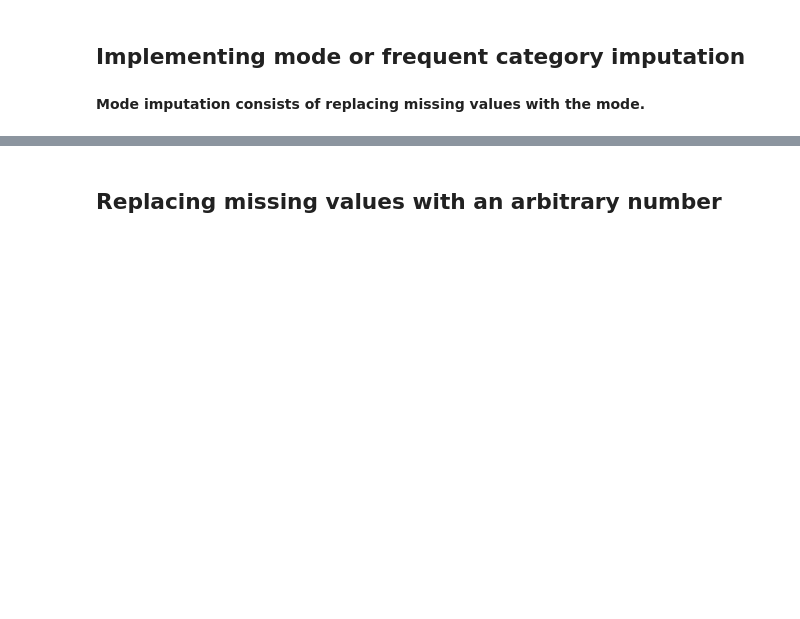
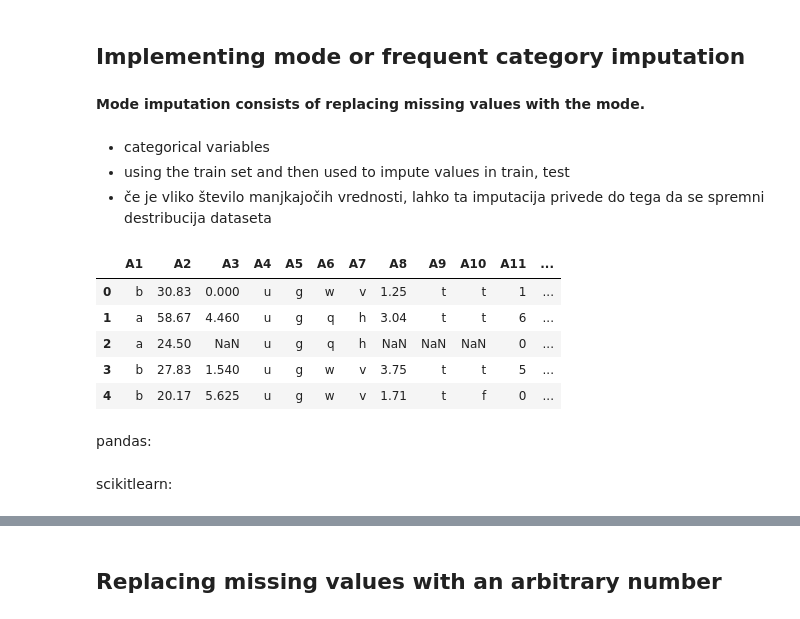
Before and after one commit to icta-tecaji/python-machine-learning-public, a Jupyter notebook: 03_Feature_Engineering/03_Missing_data_imputation_CLEAN.ipynb, the cells around one changed output, grey strips where cells are left out. Drawn from its saved outputs; the diff is of its cells as text; code cells hidden in the pictures; blank space fills up the shorter version.

```diff
--- a/03_Feature_Engineering/03_Missing_data_imputation_CLEAN.ipynb
+++ b/03_Feature_Engineering/03_Missing_data_imputation_CLEAN.ipynb
@@ -119,8 +239,23 @@ X_train
 ## Implementing mode or frequent category imputation
 # %% [markdown]
 **Mode imputation consists of replacing missing values with the mode.**
+# %% [markdown]
+- categorical variables
+- using the train set and then used to impute values in train, test
+- če je vliko število manjkajočih vrednosti, lahko ta imputacija privede do tega da se spremni destribucija dataseta
 # %%
 data = pd.read_csv('data/creditApprovalUCI.csv')
+# %%
+data.head()
+# %% [output]
+|  | A1 | A2 | A3 | A4 | A5 | A6 | A7 | A8 | A9 | A10 | A11 | ... |
+| 0 | b | 30.83 | 0.000 | u | g | w | v | 1.25 | t | t | 1 | ... |
+| 1 | a | 58.67 | 4.460 | u | g | q | h | 3.04 | t | t | 6 | ... |
+| 2 | a | 24.50 | NaN | u | g | q | h | NaN | NaN | NaN | 0 | ... |
+| 3 | b | 27.83 | 1.540 | u | g | w | v | 3.75 | t | t | 5 | ... |
+| 4 | b | 20.17 | 5.625 | u | g | w | v | 1.71 | t | f | 0 | ... |
+# %% [markdown]
+pandas:
 # %%
 X_train, X_test, y_train, y_test = train_test_split(data.drop('A16', axis=1), data['A16'], test_size=0.3, random_state=0)
 # %%
@@ -128,6 +263,8 @@ for var in ['A4', 'A5', 'A6', 'A7']:
     value = X_train[var].mode()[0]
     X_train[var] = X_train[var].fillna(value)
     X_test[var] = X_test[var].fillna(value)
+# %% [markdown]
+scikitlearn:
 # %%
 X_train, X_test, y_train, y_test = train_test_split(data[['A4', 'A5', 'A6', 'A7']], data['A16'], test_size=0.3, random_state=0)
 # %%
```
Also changed, not shown: parts of 49 cells of this notebook, 4 other files.
